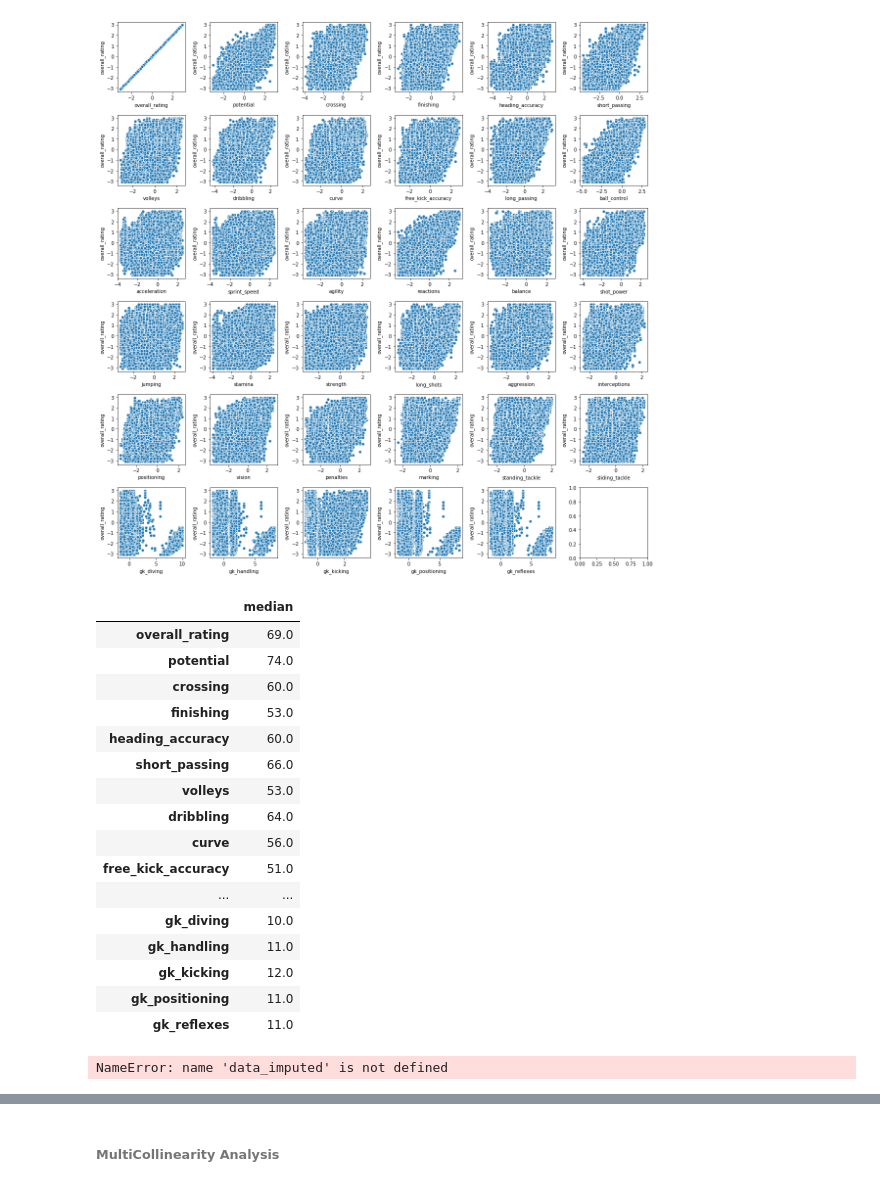
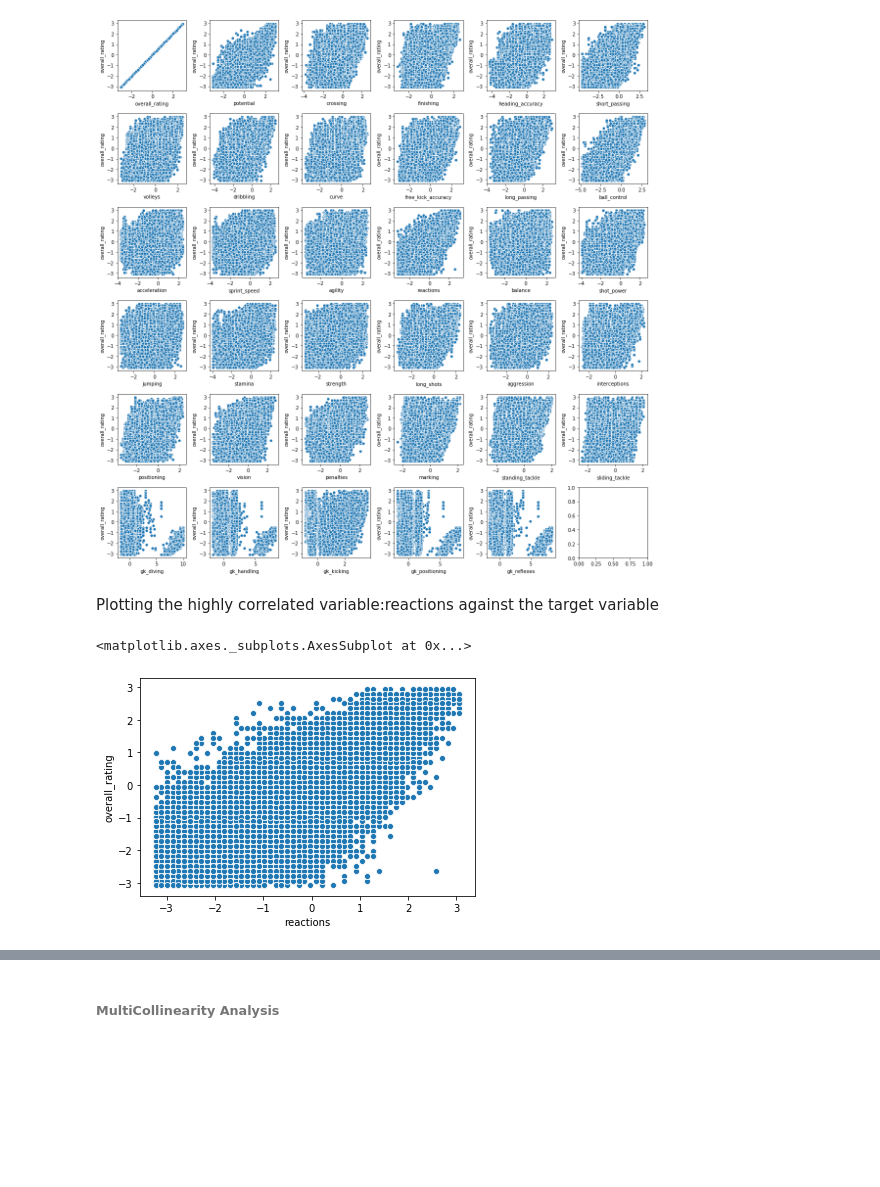
Before and after one commit to saivamsi333/Soccer, a Jupyter notebook: Soccer_data.ipynb, the cells around one changed output, grey strips where cells are left out. Cells and saved outputs as stored; diff of their text form; code cells hidden in the pictures; blank space fills up the shorter version.

```diff
--- a/Soccer_data.ipynb
+++ b/Soccer_data.ipynb
@@ -381,10 +358,8 @@ dtype: int64
 # %%
-imputed_cat_soccer=copy.deepcopy(imputed_cat_soccer.select_dtypes(include=['object']))
+imputed_cat_soccer=copy.deepcopy(soccer_rem_dup.select_dtypes(include=['object']))
 low_values=['0','1','2','3','_0','o','le']
 medium_values=['ean','es','ormal','4','5','6','7','tocky','norm','stoc','y']
 high_values=['8','9','10']
-#We see that three main categories Medium,high,low constitutes nearly 98% in defensive_work_rate and 100% in attacking_work_rate.
-#So considering the remaining categories like 0,1,2,3,...9,ormanl,tocky,ean,es as wrong entries and transforming those very few categories to existing low ,medium,high categories .
 # %%
 for cols in cat_var:
     imputed_cat_soccer[cols].replace(to_replace=low_values,value='low', inplace = True)
@@ -723,32 +606,13 @@ for i,j in enumerate(soccer_data_in_norm.select_dtypes(include=['int64','float64
 fig.tight_layout()
 # %% [output]
 [figure]
-# %%
-median=pd.DataFrame(soccer_imputed.median(),columns=['median'])
-median
-# %% [output]
-|  | median |
-| overall_rating | 69.0 |
-| potential | 74.0 |
-| crossing | 60.0 |
-| finishing | 53.0 |
-| heading_accuracy | 60.0 |
-| short_passing | 66.0 |
-| volleys | 53.0 |
-| dribbling | 64.0 |
-| curve | 56.0 |
-| free_kick_accuracy | 51.0 |
-| ... | ... |
-| gk_diving | 10.0 |
-| gk_handling | 11.0 |
-| gk_kicking | 12.0 |
-| gk_positioning | 11.0 |
-| gk_reflexes | 11.0 |
-# %%
-mean=pd.DataFrame(data_imputed.mean(),columns=['mean'])
-mean
-# %% [output]
-NameError: name 'data_imputed' is not defined
+# %% [markdown]
+Plotting the highly correlated variable:reactions against the target variable
+# %%
+sns.scatterplot(x='reactions',y='overall_rating',data=soccer_data_in_norm)
+# %% [output]
+<matplotlib.axes._subplots.AxesSubplot at 0x...>
+[figure, added]
 # %%
 #Removing varoables that are least correlated with overall_rating
 low_corr_cols=[]
```
Also changed, not shown: parts of 98 cells of this notebook.
